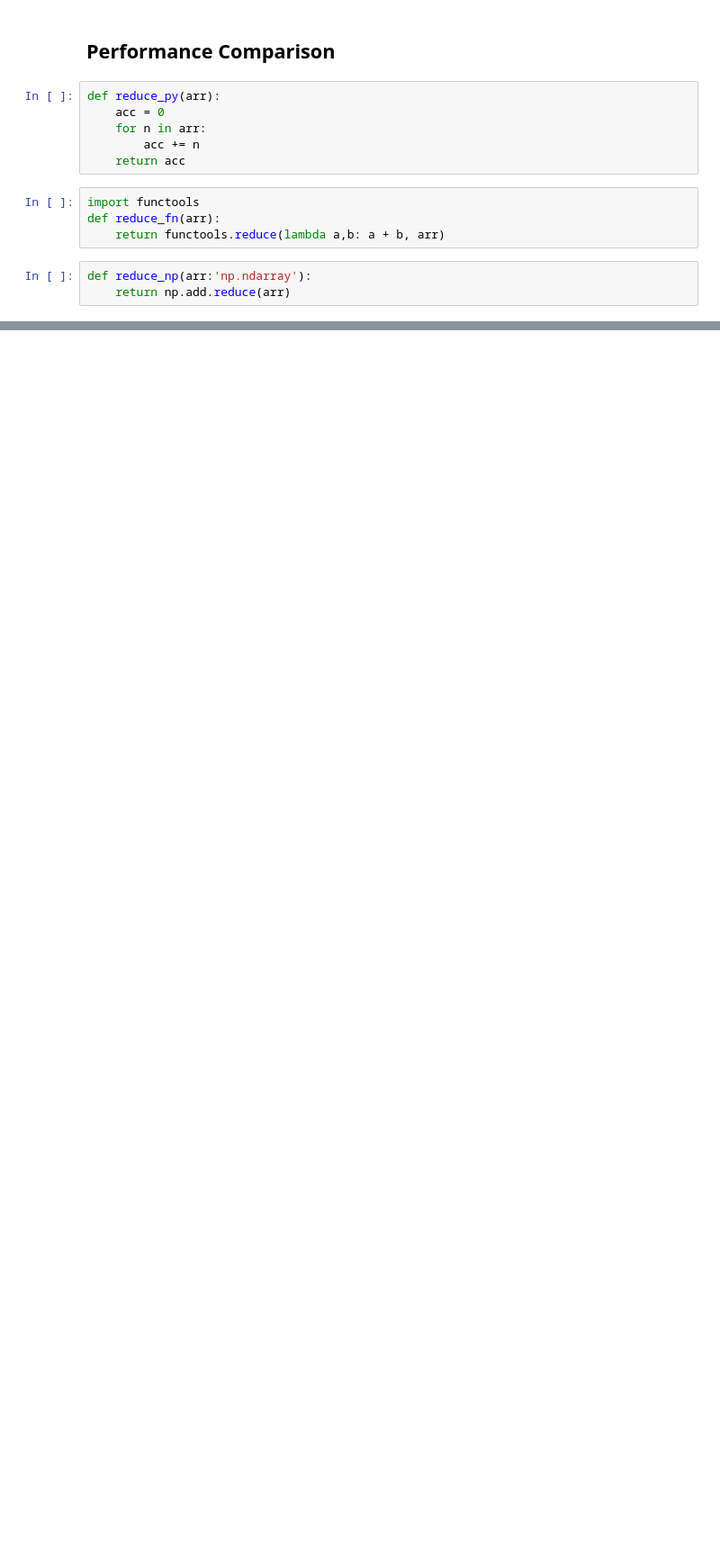
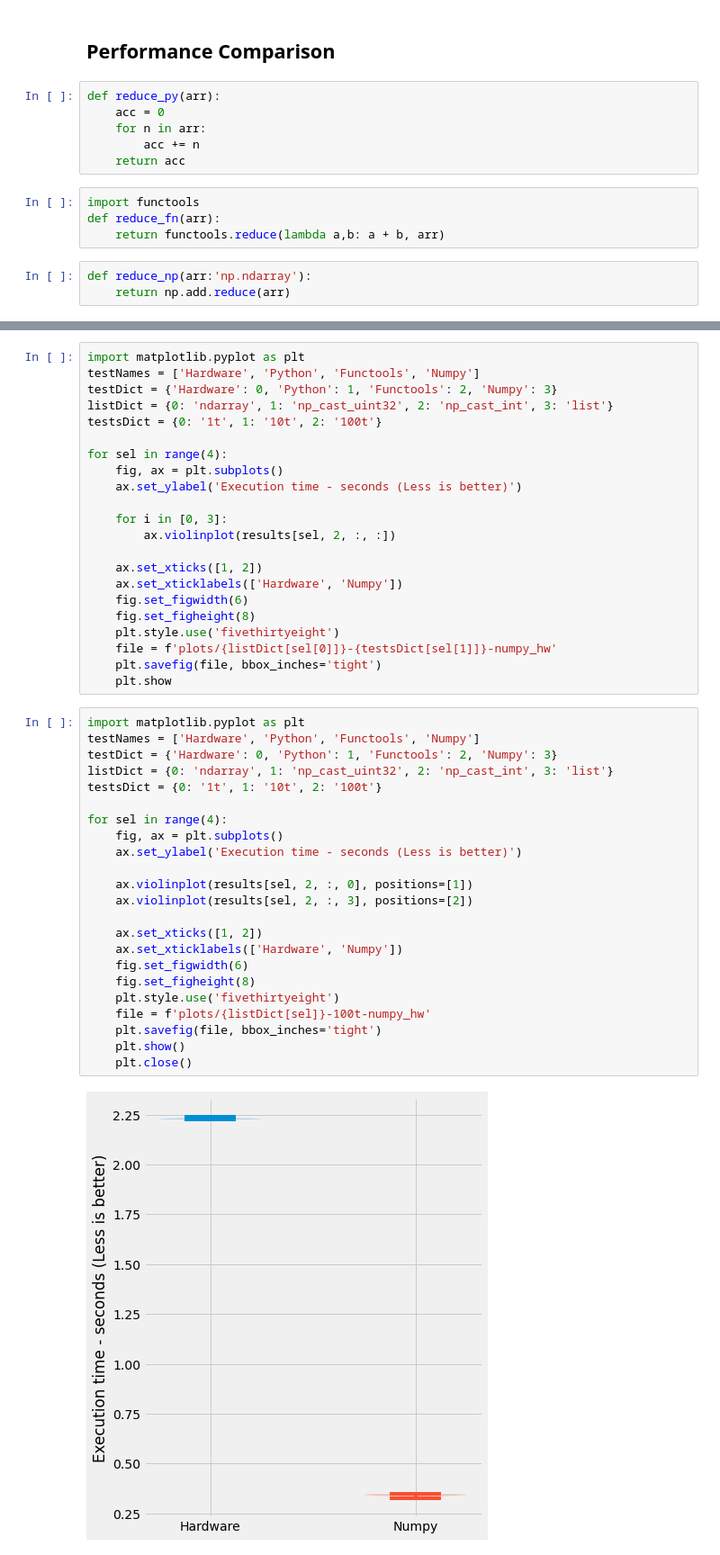
Before and after one commit to meetowl/higher-order-pynq, a Jupyter notebook: notebooks/add_reduce.ipynb, the cells around one changed output, grey strips where cells are left out. Shown at 90% size. Saved outputs shown, nothing was run; the diff lists cells and outputs as text; blank space fills up the shorter version.

```diff
--- a/notebooks/add_reduce.ipynb
+++ b/notebooks/add_reduce.ipynb
@@ -111,0 +188,47 @@ PY/HW Speed: 173.08%
+# %%
+import matplotlib.pyplot as plt
+testNames = ['Hardware', 'Python', 'Functools', 'Numpy']
+testDict = {'Hardware': 0, 'Python': 1, 'Functools': 2, 'Numpy': 3}
+listDict = {0: 'ndarray', 1: 'np_cast_uint32', 2: 'np_cast_int', 3: 'list'}
+testsDict = {0: '1t', 1: '10t', 2: '100t'}
+
+for sel in range(4):
+    fig, ax = plt.subplots()
+    ax.set_ylabel('Execution time - seconds (Less is better)')
+
+    for i in [0, 3]:
+        ax.violinplot(results[sel, 2, :, :])
+
+    ax.set_xticks([1, 2])
+    ax.set_xticklabels(['Hardware', 'Numpy'])
+    fig.set_figwidth(6)
+    fig.set_figheight(8)
+    plt.style.use('fivethirtyeight')
+    file = f'plots/{listDict[sel[0]]}-{testsDict[sel[1]]}-numpy_hw'
+    plt.savefig(file, bbox_inches='tight')
+    plt.show
+# %%
+import matplotlib.pyplot as plt
+testNames = ['Hardware', 'Python', 'Functools', 'Numpy']
+testDict = {'Hardware': 0, 'Python': 1, 'Functools': 2, 'Numpy': 3}
+listDict = {0: 'ndarray', 1: 'np_cast_uint32', 2: 'np_cast_int', 3: 'list'}
+testsDict = {0: '1t', 1: '10t', 2: '100t'}
+
+for sel in range(4):
+    fig, ax = plt.subplots()
+    ax.set_ylabel('Execution time - seconds (Less is better)')
+
+    ax.violinplot(results[sel, 2, :, 0], positions=[1])
+    ax.violinplot(results[sel, 2, :, 3], positions=[2])
+
+    ax.set_xticks([1, 2])
+    ax.set_xticklabels(['Hardware', 'Numpy'])
+    fig.set_figwidth(6)
+    fig.set_figheight(8)
+    plt.style.use('fivethirtyeight')
+    file = f'plots/{listDict[sel]}-100t-numpy_hw'
+    plt.savefig(file, bbox_inches='tight')
+    plt.show()
+    plt.close()
+# %% [output]
+[figure, added]
```
Also changed, not shown: parts of 14 cells of this notebook, 4 other files.
